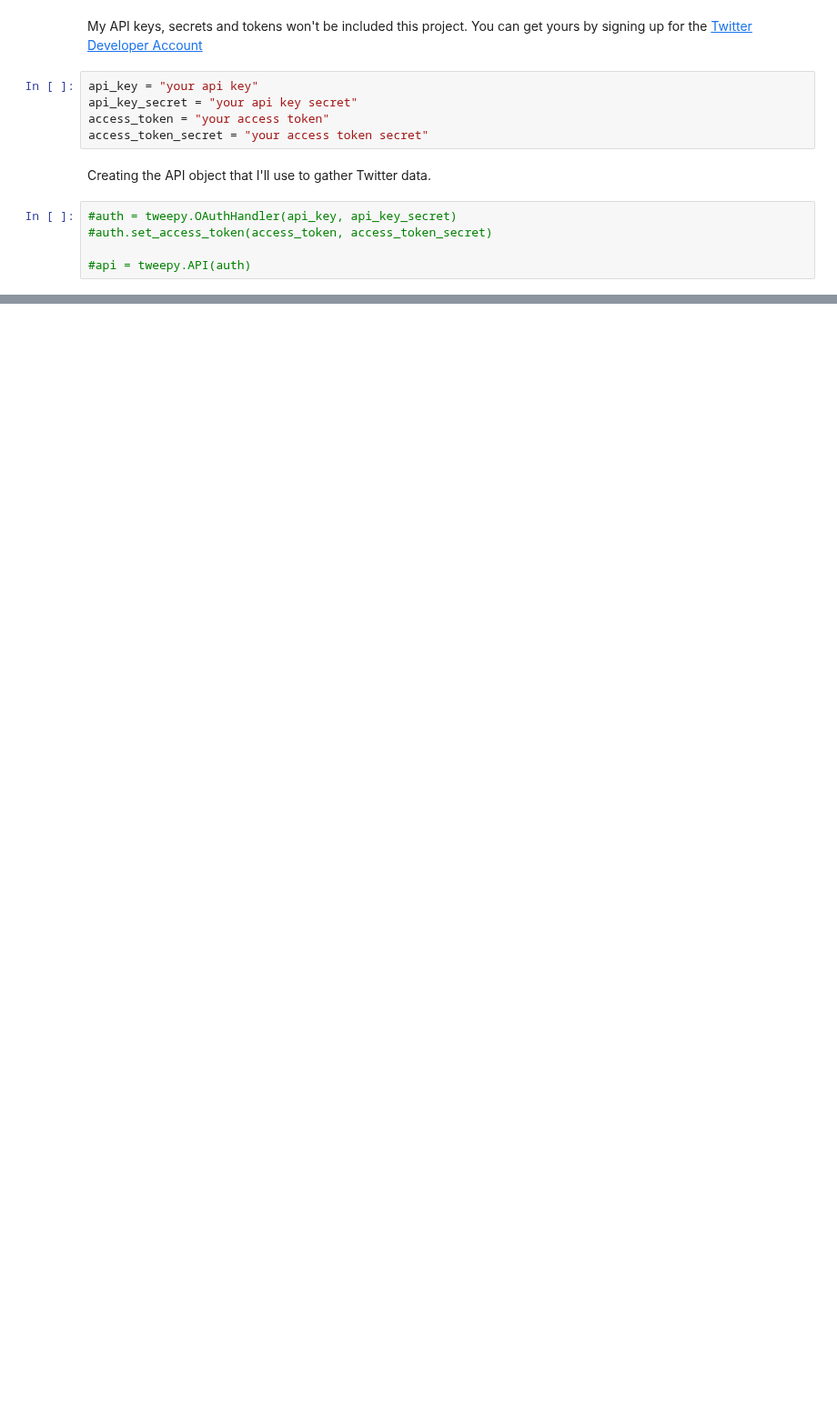
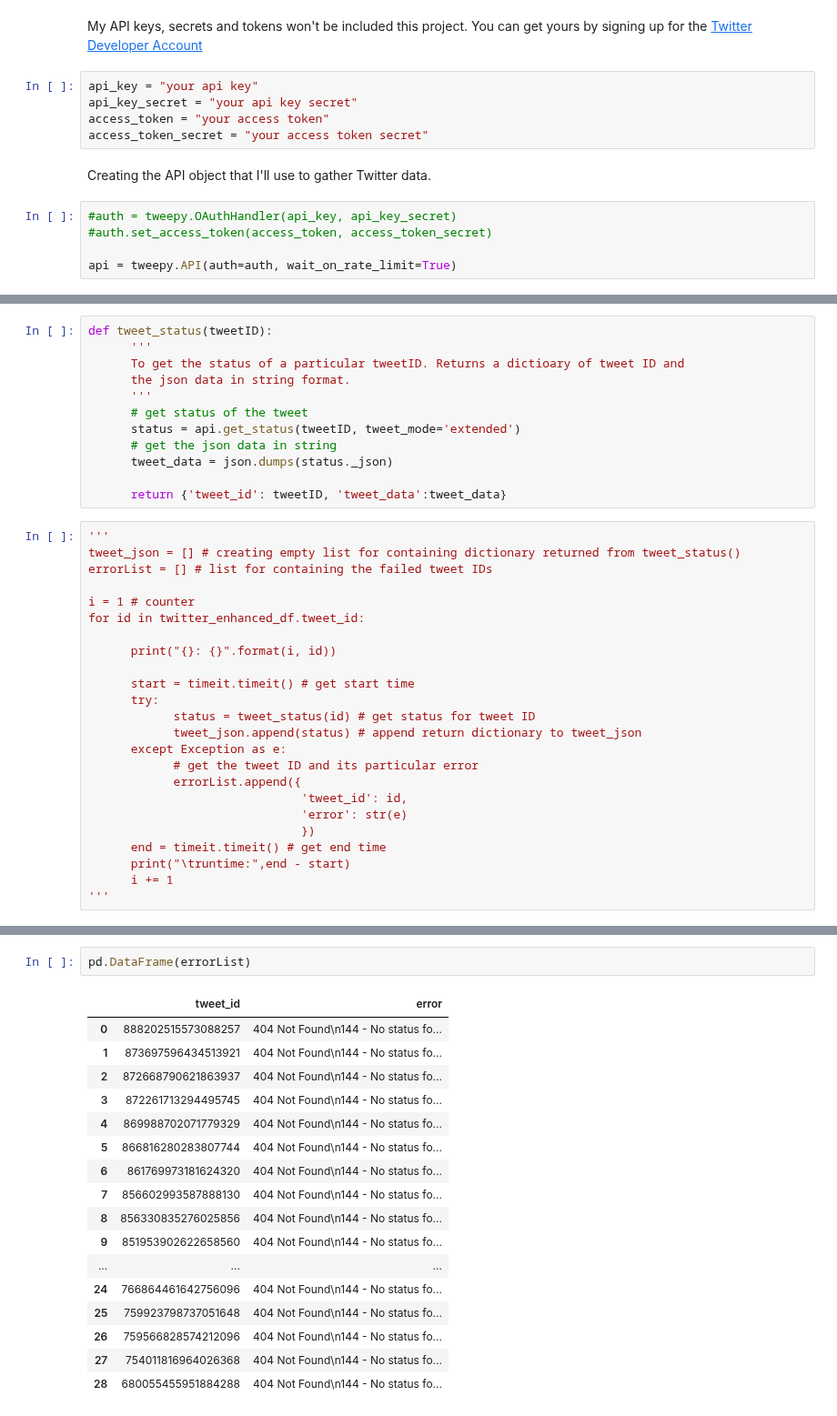
Before and after one commit to EsosaOrumwese/ALX-T-Nanodegree, a Jupyter notebook: Data Analytics/Projects/WeRateDogs Twitter/WeRateDogs Twitter_Data Wrangling Project.ipynb, the cells around one changed output, grey strips where cells are left out. Shown at 91% size. Drawn from its saved outputs; the diff is of its cells as text; blank space fills up the shorter version.

```diff
--- a/Data Analytics/Projects/WeRateDogs Twitter/WeRateDogs Twitter_Data Wrangling Project.ipynb
+++ b/Data Analytics/Projects/WeRateDogs Twitter/WeRateDogs Twitter_Data Wrangling Project.ipynb
@@ -115,4 +130,4 @@ Creating the API object that I'll use to gather Twitter data.
 #auth = tweepy.OAuthHandler(api_key, api_key_secret)
 #auth.set_access_token(access_token, access_token_secret)
 
-#api = tweepy.API(auth)
+api = tweepy.API(auth=auth, wait_on_rate_limit=True)
@@ -141,0 +136,36 @@ api.search_users("dog_rates")
+# %%
+def tweet_status(tweetID):
+      '''
+      To get the status of a particular tweetID. Returns a dictioary of tweet ID and
+      the json data in string format.
+      '''
+      # get status of the tweet
+      status = api.get_status(tweetID, tweet_mode='extended')
+      # get the json data in string
+      tweet_data = json.dumps(status._json)
+
+      return {'tweet_id': tweetID, 'tweet_data':tweet_data}
+# %%
+'''
+tweet_json = [] # creating empty list for containing dictionary returned from tweet_status()
+errorList = [] # list for containing the failed tweet IDs
+
+i = 1 # counter
+for id in twitter_enhanced_df.tweet_id:
+
+      print("{}: {}".format(i, id))
+
+      start = timeit.timeit() # get start time
+      try:
+            status = tweet_status(id) # get status for tweet ID
+            tweet_json.append(status) # append return dictionary to tweet_json
+      except Exception as e:
+            # get the tweet ID and its particular error
+            errorList.append({
+                              'tweet_id': id,
+                              'error': str(e)
+                              })
+      end = timeit.timeit() # get end time
+      print("\truntime:",end - start)
+      i += 1
+'''
@@ -141,0 +230,20 @@ api.search_users("dog_rates")
+# %%
+pd.DataFrame(errorList)
+# %% [output]
+|  | tweet_id | error |
+| 0 | 888202515573088257 | 404 Not Found\n144 - No status fo... |
+| 1 | 873697596434513921 | 404 Not Found\n144 - No status fo... |
+| 2 | 872668790621863937 | 404 Not Found\n144 - No status fo... |
+| 3 | 872261713294495745 | 404 Not Found\n144 - No status fo... |
+| 4 | 869988702071779329 | 404 Not Found\n144 - No status fo... |
+| 5 | 866816280283807744 | 404 Not Found\n144 - No status fo... |
+| 6 | 861769973181624320 | 404 Not Found\n144 - No status fo... |
+| 7 | 856602993587888130 | 404 Not Found\n144 - No status fo... |
+| 8 | 856330835276025856 | 404 Not Found\n144 - No status fo... |
+| 9 | 851953902622658560 | 404 Not Found\n144 - No status fo... |
+| ... | ... | ... |
+| 24 | 766864461642756096 | 404 Not Found\n144 - No status fo... |
+| 25 | 759923798737051648 | 404 Not Found\n144 - No status fo... |
+| 26 | 759566828574212096 | 404 Not Found\n144 - No status fo... |
+| 27 | 754011816964026368 | 404 Not Found\n144 - No status fo... |
+| 28 | 680055455951884288 | 404 Not Found\n144 - No status fo... |
```
Also changed, not shown: parts of 12 cells of this notebook, 3 other files.
